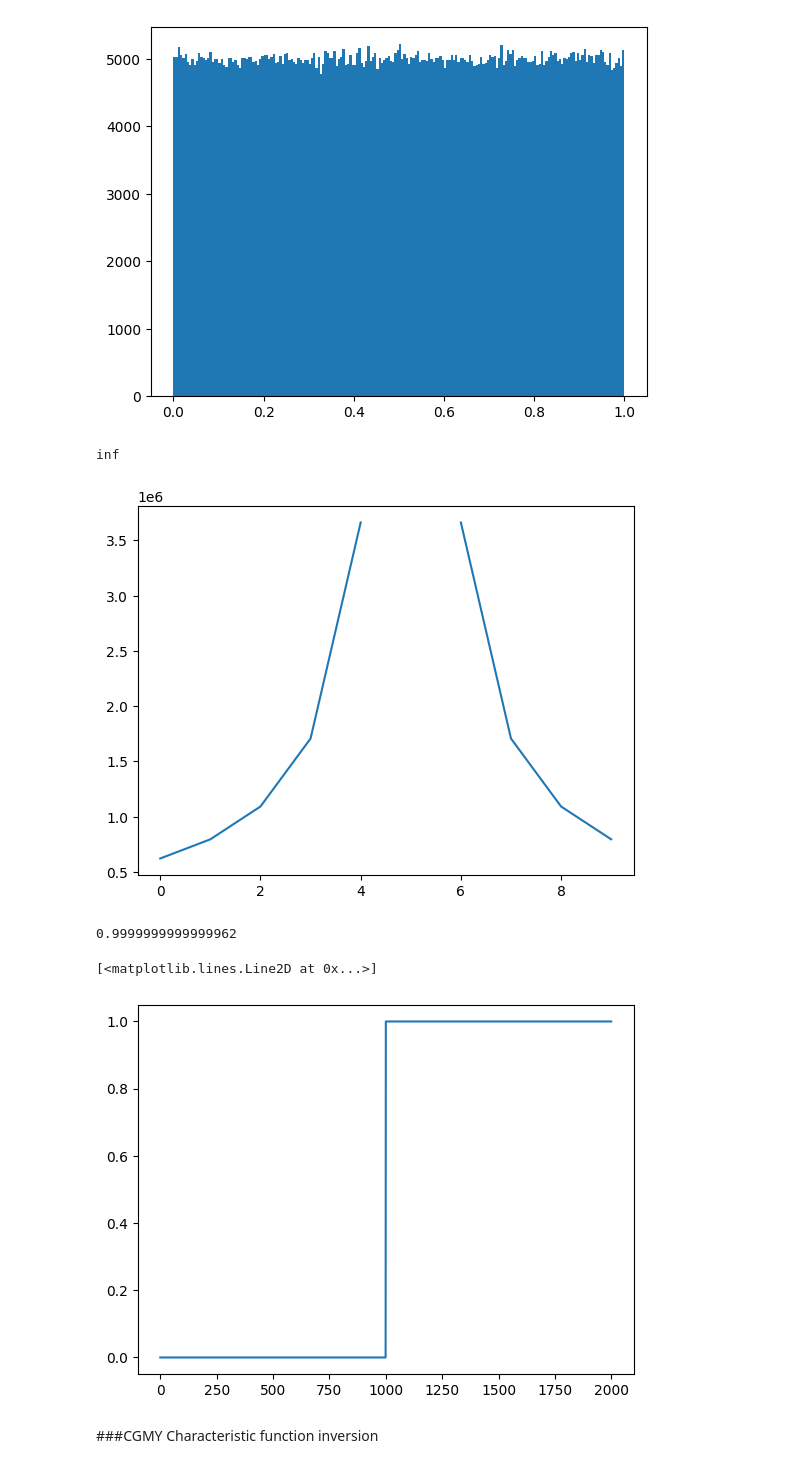
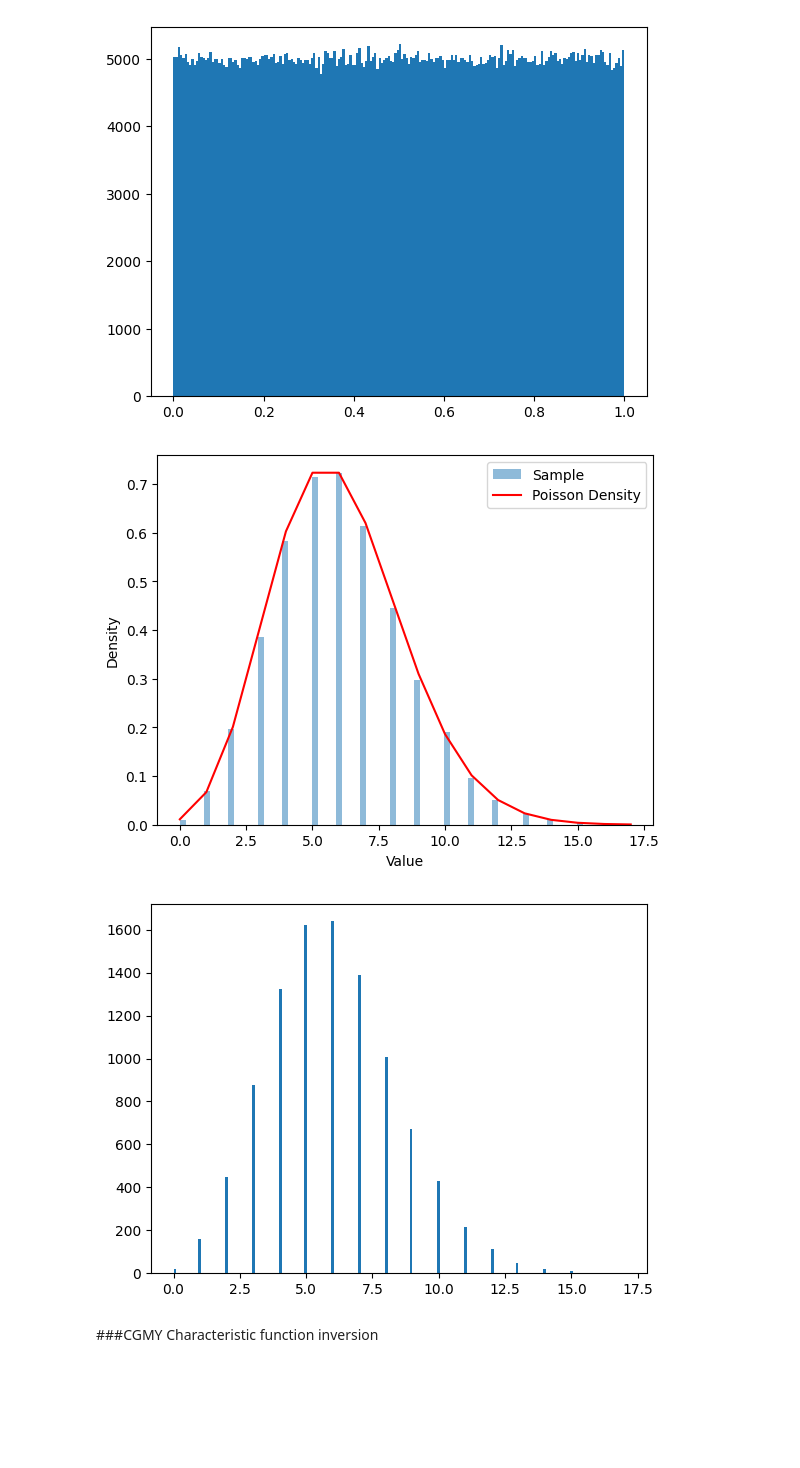
Before and after one commit to stffbram/JumpDiffusionModel, a Jupyter notebook: JumpModelDiffusion.ipynb, the cells around one changed output. Cells and saved outputs as stored; diff of their text form; code cells hidden in the pictures; blank space fills up the shorter version.

```diff
--- a/JumpModelDiffusion.ipynb
+++ b/JumpModelDiffusion.ipynb
@@ -186,28 +247,27 @@ X=[np.real(CGMY_density(x/10000,1,146,12,12,0.1)) for x in range(-5,5)]
-# %%
-import matplotlib.pyplot as plt
-plt.plot(X)
-np.trapz(X,dx=1/10000)
-# %% [output]
-inf
-[figure, removed]
-# %%
-from numpy.fft import fft, ifft
-def cf_cgmy( u, T, r, lnS, C, G, M, Y, eta):
-  m = -C * gamma(-Y) * ((M - 1) ** Y - M ** Y + (G + 1) ** Y - G ** Y)
-  tmp = C * T * gamma(-Y) * ((M - 1j * u) ** Y - M ** Y + (G + 1j * u) ** Y - G ** Y)
-  return np.exp(tmp)
-
-X=[ cf_cgmy(x,0.1, 0.5,0,45,2,2,-6,0) for x in np.linspace(-0.000000005,0.000000005
-                                                               ,2000)]
-
-
-Y=np.real(np.fft.ifftshift(ifft(X)))
-print(np.trapz(Y))
-plt.plot(np.cumsum(Y))
-# %% [output]
-0.9999999999999962
-[<matplotlib.lines.Line2D at 0x...>]
-[figure, removed]
+# %%
+import random_number_gen
+gen=random_number_gen.RandomNumberGen()
+import numpy as np
+import numpy as np
+from scipy.stats import poisson
+import matplotlib.pyplot as plt
+m=6
+sample=gen.generate_normal()
+import matplotlib.pyplot as plt
+value,bins,_=plt.hist(sample, bins=75, density=True, alpha=0.5, label='Sample')
+x = np.arange(0, np.max(sample) + 1)
+pmf = poisson.pmf(x, mu=m)
+plt.plot(x, pmf*max(value)/max(pmf), 'r-', label='Poisson Density')
+plt.xlabel('Value')
+plt.ylabel('Density')
+plt.legend()
+plt.show()
+
+plt.hist(sample,bins=200)
+plt.show()
+# %% [output]
+[figure, added]
+[figure, added]
 # %% [markdown]
 ###CGMY Characteristic function inversion
 # %%
```
Also changed, not shown: parts of 10 cells of this notebook.
